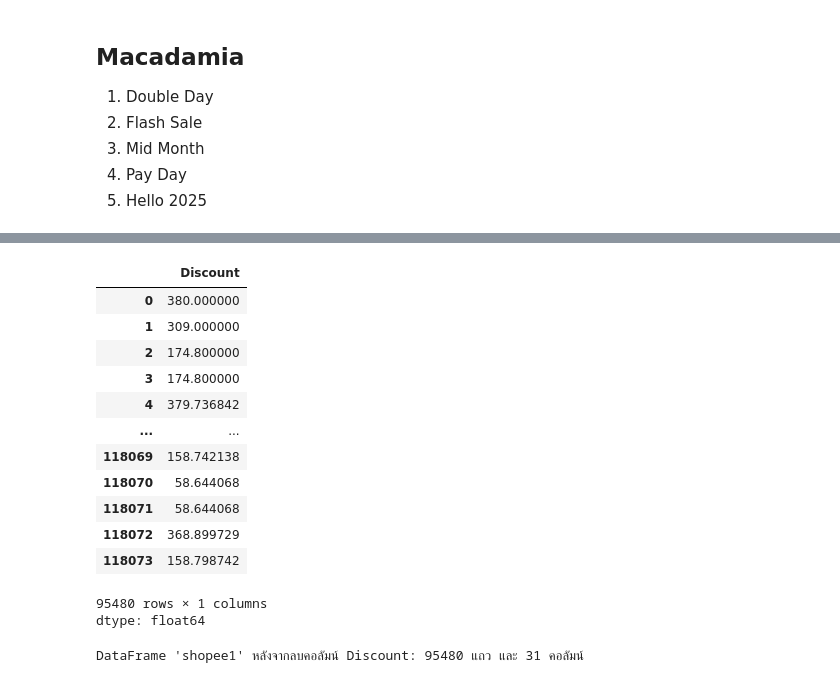
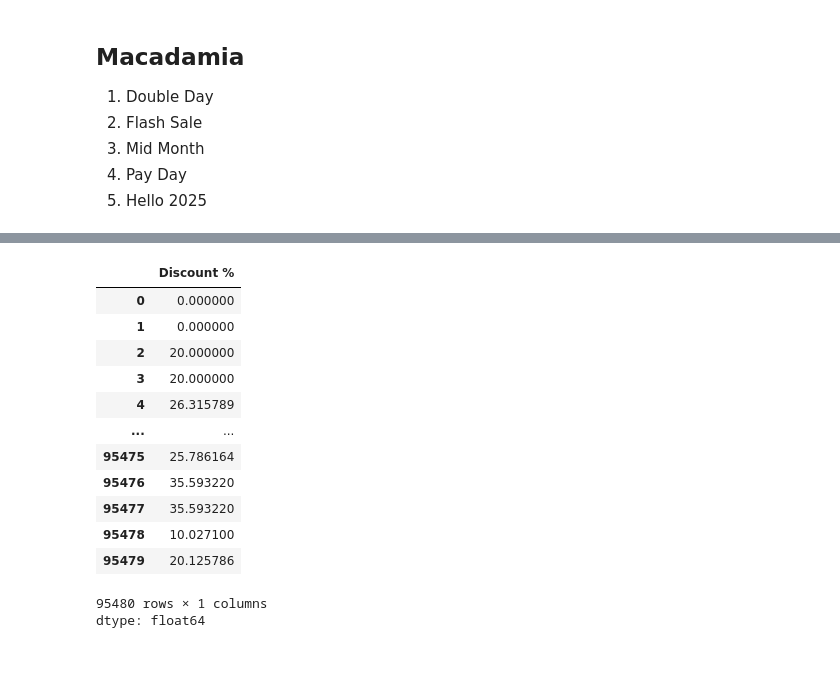
Before and after one commit to bugsotim/INTERNSHIP_CN_2026, a Jupyter notebook: shopee.ipynb, the cells around one changed output, grey strips where cells are left out. Drawn from its saved outputs; the diff is of its cells as text; code cells hidden in the pictures.

```diff
--- a/shopee.ipynb
+++ b/shopee.ipynb
@@ -815,0 +824,4 @@ Index(['หมายเลขคำสั่งซื้อ', 'สถานะ
+# %%
+file_path_99 = '/content/drive/MyDrive/intern CHN/shopee_processed_data.xlsx'
+# %%
+shopee2 =  pd.read_excel(file_path_99)
@@ -816,22 +844,17 @@ Index(['หมายเลขคำสั่งซื้อ', 'สถานะ
 # %%
-shopee1['Discount']
+shopee2['Discount %']
 # %% [output]
-|  | Discount |
-| 0 | 380.000000 |
-| 1 | 309.000000 |
-| 2 | 174.800000 |
-| 3 | 174.800000 |
-| 4 | 379.736842 |
+|  | Discount % |
+| 0 | 0.000000 |
+| 1 | 0.000000 |
+| 2 | 20.000000 |
+| 3 | 20.000000 |
+| 4 | 26.315789 |
 | ... | ... |
-| 118069 | 158.742138 |
-| 118070 | 58.644068 |
-| 118071 | 58.644068 |
-| 118072 | 368.899729 |
-| 118073 | 158.798742 |
+| 95475 | 25.786164 |
+| 95476 | 35.593220 |
+| 95477 | 35.593220 |
+| 95478 | 10.027100 |
+| 95479 | 20.125786 |
 95480 rows × 1 columns
 dtype: float64
-# %%
-shopee1 = shopee1.drop(columns=['Discount'], errors='ignore')
-print(f"DataFrame 'shopee1' หลังจากลบคอลัมน์ Discount: {shopee1.shape[0]} แถว และ {shopee1.shape[1]} คอลัมน์")
-# %% [output]
-DataFrame 'shopee1' หลังจากลบคอลัมน์ Discount: 95480 แถว และ 31 คอลัมน์
```
Also changed, not shown: parts of 27 cells of this notebook.
